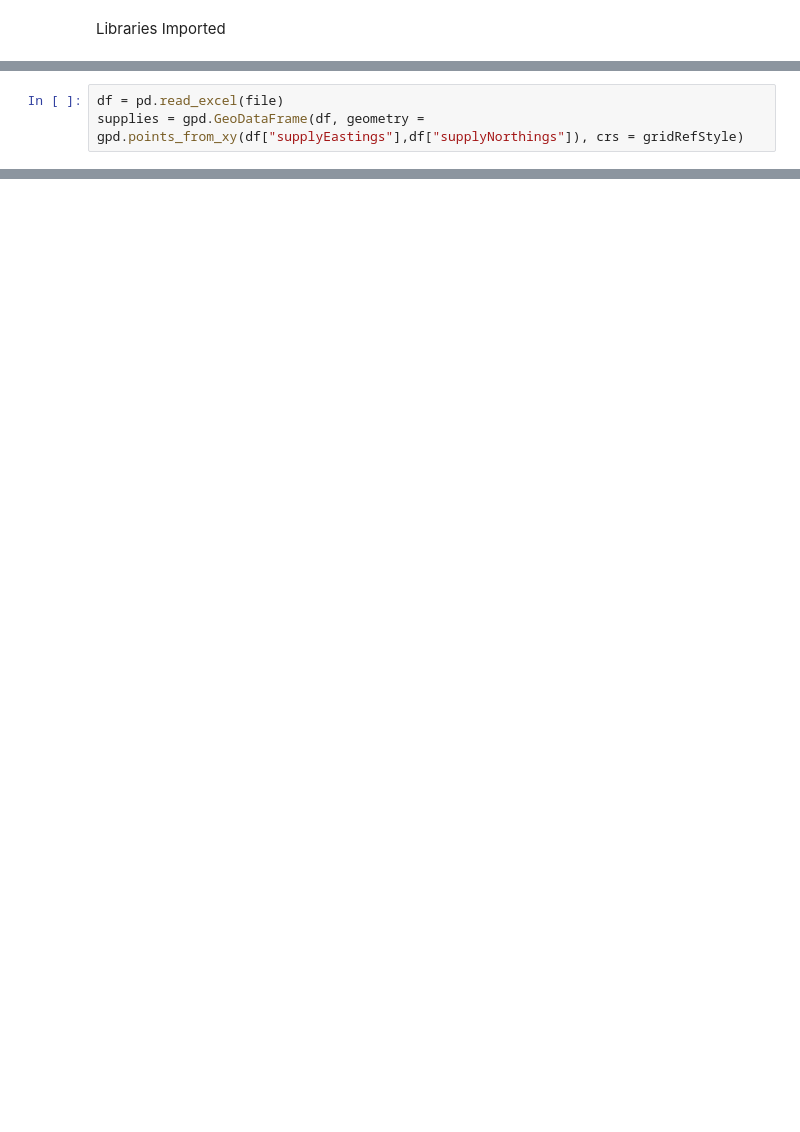
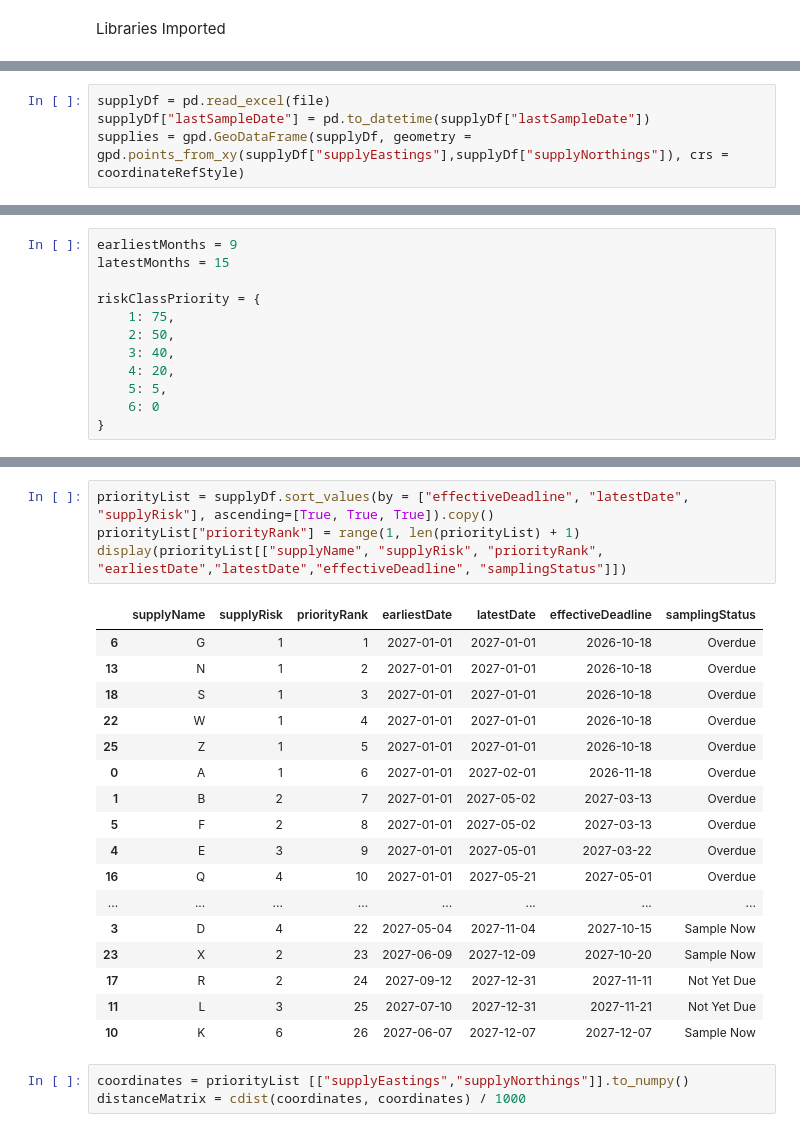
Before and after one commit to Captainjack2210/Dissertation, a Jupyter notebook: disertationPrototype.ipynb, the cells around one changed output, grey strips where cells are left out. Saved outputs shown, nothing was run; the diff lists cells and outputs as text; blank space fills up the shorter version.

```diff
--- a/disertationPrototype.ipynb
+++ b/disertationPrototype.ipynb
@@ -21,3 +36,4 @@ maxDailySupplies = 3
 # %%
-df = pd.read_excel(file)
-supplies = gpd.GeoDataFrame(df, geometry = gpd.points_from_xy(df["supplyEastings"],df["supplyNorthings"]), crs = gridRefStyle)
+supplyDf = pd.read_excel(file)
+supplyDf["lastSampleDate"] = pd.to_datetime(supplyDf["lastSampleDate"])
+supplies = gpd.GeoDataFrame(supplyDf, geometry = gpd.points_from_xy(supplyDf["supplyEastings"],supplyDf["supplyNorthings"]), crs = coordinateRefStyle)
@@ -25,0 +47,12 @@ roadNetwork = gpd.read_file(roadMap)
+# %%
+earliestMonths = 9
+latestMonths = 15
+
+riskClassPriority = {
+    1: 75,
+    2: 50,
+    3: 40,
+    4: 20,
+    5: 5,
+    6: 0
+}
@@ -25,0 +139,25 @@ roadNetwork = gpd.read_file(roadMap)
+# %%
+priorityList = supplyDf.sort_values(by = ["effectiveDeadline", "latestDate", "supplyRisk"], ascending=[True, True, True]).copy()
+priorityList["priorityRank"] = range(1, len(priorityList) + 1)
+display(priorityList[["supplyName", "supplyRisk", "priorityRank", "earliestDate","latestDate","effectiveDeadline", "samplingStatus"]])
+# %% [output]
+|  | supplyName | supplyRisk | priorityRank | earliestDate | latestDate | effectiveDeadline | samplingStatus |
+| 6 | G | 1 | 1 | 2027-01-01 | 2027-01-01 | 2026-10-18 | Overdue |
+| 13 | N | 1 | 2 | 2027-01-01 | 2027-01-01 | 2026-10-18 | Overdue |
+| 18 | S | 1 | 3 | 2027-01-01 | 2027-01-01 | 2026-10-18 | Overdue |
+| 22 | W | 1 | 4 | 2027-01-01 | 2027-01-01 | 2026-10-18 | Overdue |
+| 25 | Z | 1 | 5 | 2027-01-01 | 2027-01-01 | 2026-10-18 | Overdue |
+| 0 | A | 1 | 6 | 2027-01-01 | 2027-02-01 | 2026-11-18 | Overdue |
+| 1 | B | 2 | 7 | 2027-01-01 | 2027-05-02 | 2027-03-13 | Overdue |
+| 5 | F | 2 | 8 | 2027-01-01 | 2027-05-02 | 2027-03-13 | Overdue |
+| 4 | E | 3 | 9 | 2027-01-01 | 2027-05-01 | 2027-03-22 | Overdue |
+| 16 | Q | 4 | 10 | 2027-01-01 | 2027-05-21 | 2027-05-01 | Overdue |
+| ... | ... | ... | ... | ... | ... | ... | ... |
+| 3 | D | 4 | 22 | 2027-05-04 | 2027-11-04 | 2027-10-15 | Sample Now |
+| 23 | X | 2 | 23 | 2027-06-09 | 2027-12-09 | 2027-10-20 | Sample Now |
+| 17 | R | 2 | 24 | 2027-09-12 | 2027-12-31 | 2027-11-11 | Not Yet Due |
+| 11 | L | 3 | 25 | 2027-07-10 | 2027-12-31 | 2027-11-21 | Not Yet Due |
+| 10 | K | 6 | 26 | 2027-06-07 | 2027-12-07 | 2027-12-07 | Sample Now |
+# %%
+coordinates = priorityList [["supplyEastings","supplyNorthings"]].to_numpy()
+distanceMatrix = cdist(coordinates, coordinates) / 1000
```
Also changed, not shown: parts of 15 cells of this notebook, 3 other files.
